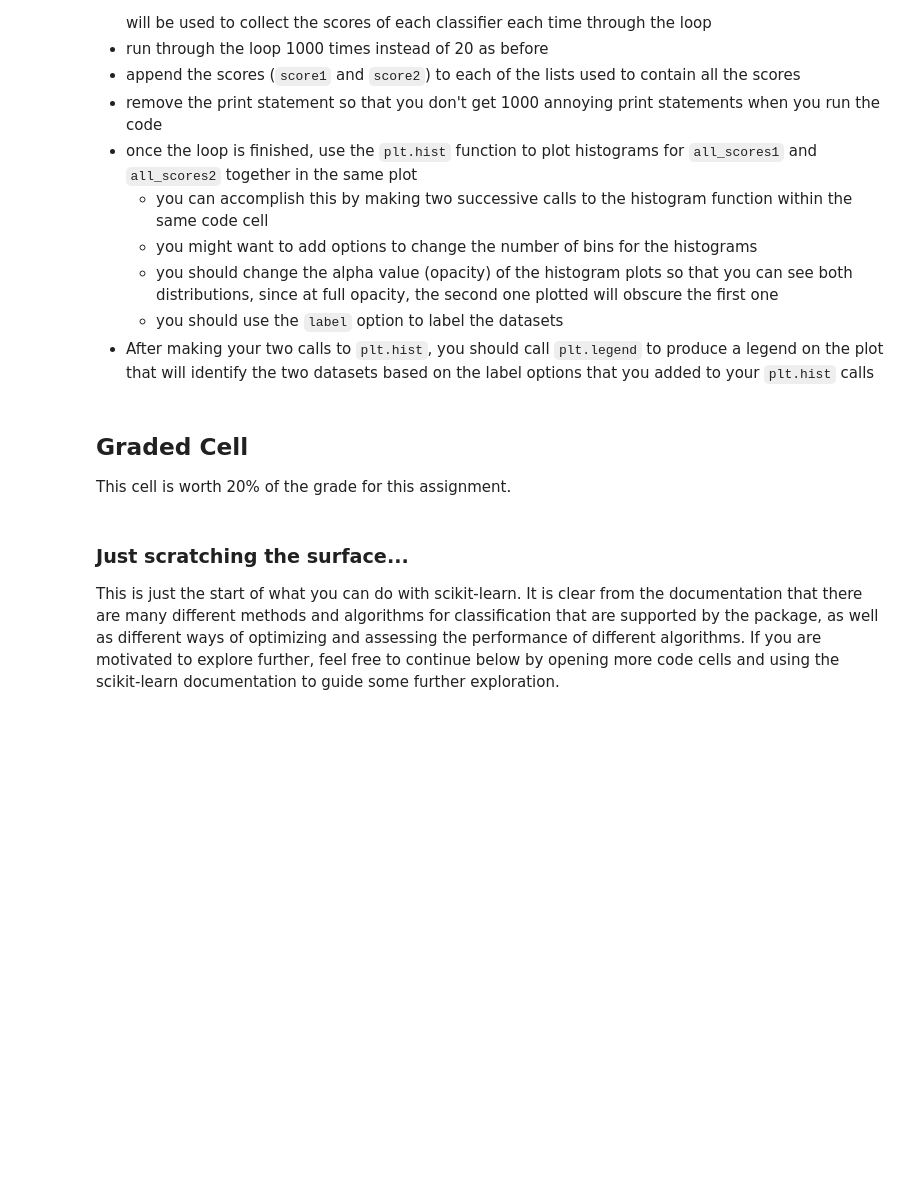
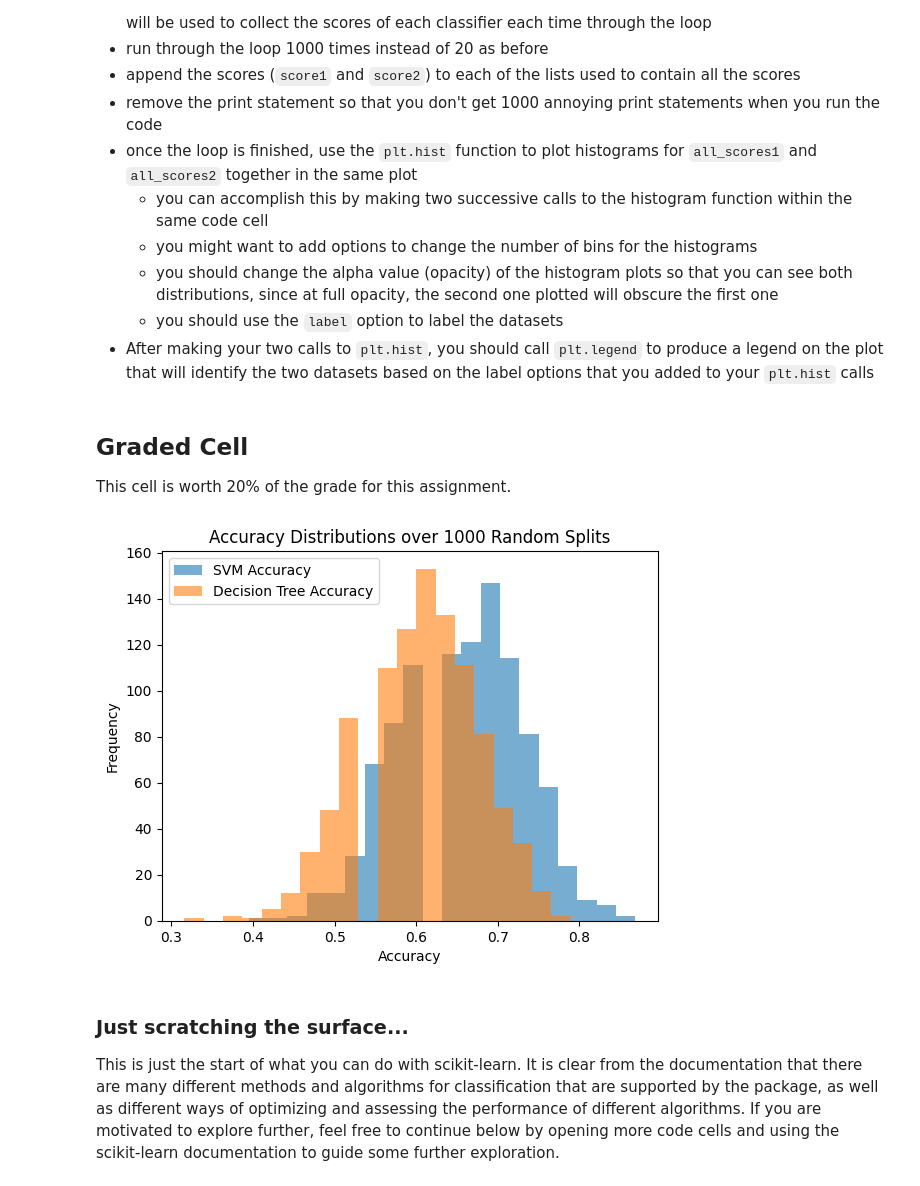
Before and after one commit to Mosizamani/AAI-501, a Jupyter notebook: Assignments/Module 4 Classification Coding Assignment Notebook - updated.ipynb, the cells around one changed output. Cells and saved outputs as stored; diff of their text form; code cells hidden in the pictures; blank space fills up the shorter version.

```diff
--- a/Assignments/Module 4 Classification Coding Assignment Notebook - updated.ipynb
+++ b/Assignments/Module 4 Classification Coding Assignment Notebook - updated.ipynb
@@ -346,3 +346,18 @@ In the code cell below:
 ## Graded Cell
 
 This cell is worth 10% of the grade for this assignment.
+# %%
+# Create the classifier with a fixed random seed for reproducibility
+clf2 = tree.DecisionTreeClassifier(random_state=87)
+
+#Train the decision tree classifier on the training data
+clf2.fit(x_train_scale, y_train)
+
+# Predict using the trained model on the test set
+predictions2 = clf2.predict(x_test_scale)
+
+# Evaluate how well it performed
+score2 = accuracy_score(y_test, predictions2)
+
+# print the score
+print("Decision Tree Accuracy:", score2)
@@ -387,6 +464,60 @@ In the code cell below, copy and paste the code you wrote above and modify it to
 ## Graded Cell
 
 This cell is worth 20% of the grade for this assignment.
+# %%
+import matplotlib.pyplot as plt
+
+# Initialize empty lists to collect scores
+all_scores1 = []
+all_scores2 = []
+
+# Create classifiers
+clf1 = svm.SVC()
+clf2 = DecisionTreeClassifier()
+
+for _ in range(1000):
+    # Random train-test split (no random_state)
+    x_train, x_test, y_train, y_test = train_test_split(
+        x_scaled,
+        y,
+        test_size=0.25,
+        shuffle=True
+        )
+
+    # Fit scaler on training data only
+    scaler = StandardScaler()
+    scaler.fit(x_train)
+
+    # Scale training and test data
+    x_train_scaled = scaler.transform(x_train)
+    x_test_scaled = scaler.transform(x_test)
+
+    # Train classifiers
+    clf1.fit(x_train_scaled, y_train)
+    clf2.fit(x_train_scaled, y_train)
+
+    # Predict on test data
+    preds1 = clf1.predict(x_test_scaled)
+    preds2 = clf2.predict(x_test_scaled)
+
+    # Compute accuracy
+    score1 = accuracy_score(y_test, preds1)
+    score2 = accuracy_score(y_test, preds2)
+
+    # Collect scores
+    all_scores1.append(score1)
+    all_scores2.append(score2)
+
+# Plot histograms
+plt.hist(all_scores1, bins=20, alpha=0.6, label='SVM Accuracy')
+plt.hist(all_scores2, bins=20, alpha=0.6, label='Decision Tree Accuracy')
+plt.xlabel('Accuracy')
+plt.ylabel('Frequency')
+plt.title('Accuracy Distributions over 1000 Random Splits')
+plt.legend()
+plt.show()
+# %% [output]
+[figure, added]
 # %% [markdown]
 ### Just scratching the surface...
 
```
Also changed, not shown: parts of 6 cells of this notebook.
